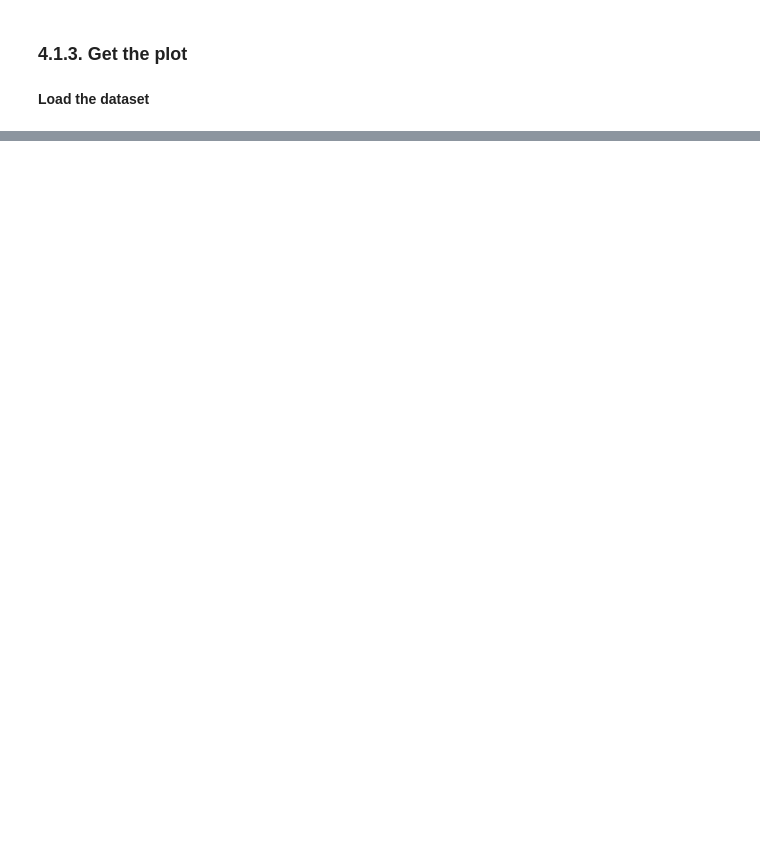
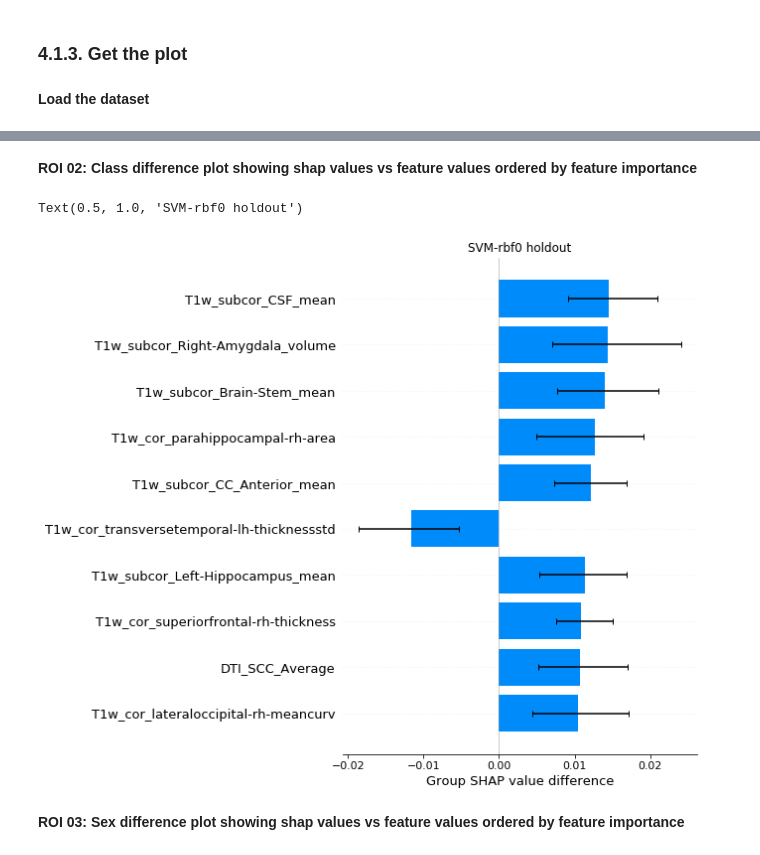
Before and after one commit to RoshanRane/ML_for_IMAGEN, a Jupyter notebook: posthoc_analysis/imagen_VS.ipynb, the cells around one changed output, grey strips where cells are left out. Drawn from its saved outputs; the diff is of its cells as text; code cells hidden in the pictures; blank space fills up the shorter version.

```diff
--- a/posthoc_analysis/imagen_VS.ipynb
+++ b/posthoc_analysis/imagen_VS.ipynb
@@ -232,0 +137,11 @@ Skipping model 'SVM-rbf': 6' as it is taking too long
+# %% [markdown]
+<b> ROI 02: Class difference plot showing shap values vs feature values ordered by feature importance </b>
+# %%
+X_col_names = ho_X_col_names
+class_mask = ho_list[3].astype(bool)
+# %%
+shap.group_difference_plot(load_shap_values.values, group_mask=class_mask, feature_names=X_col_names, show=False, max_display=10)
+plt.title("SVM-rbf0 holdout")
+# %% [output]
+Text(0.5, 1.0, 'SVM-rbf0 holdout')
+[figure, added]
@@ -232,0 +164,2 @@ Skipping model 'SVM-rbf': 6' as it is taking too long
+# %% [markdown]
+<b> ROI 03: Sex difference plot showing shap values vs feature values ordered by feature importance </b>
```
Also changed, not shown: parts of 120 cells of this notebook, 7 other files.
